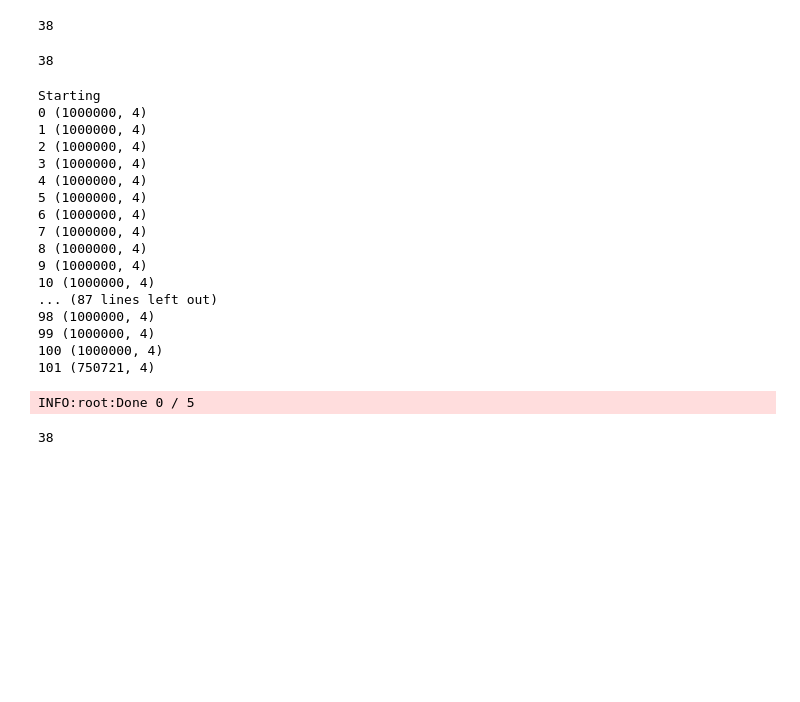
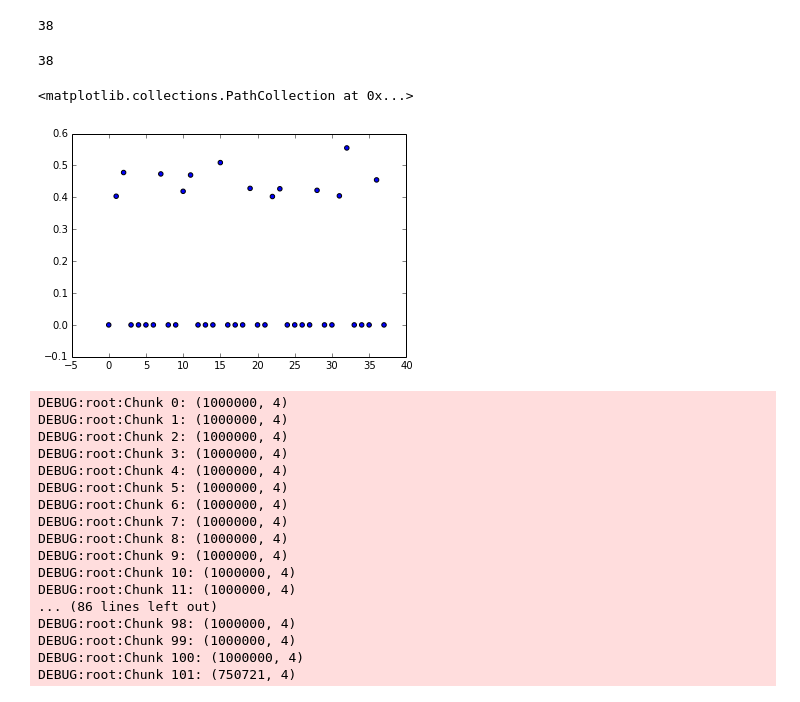
Before and after one commit to mpharrigan/wetmsm, a Jupyter notebook: ipython/ala_water/2-ala_water_tica.ipynb, the cells around one changed output. Saved outputs shown, nothing was run; the diff lists cells and outputs as text; code cells hidden in the pictures; blank space fills up the shorter version.

```diff
--- a/ipython/ala_water/2-ala_water_tica.ipynb
+++ b/ipython/ala_water/2-ala_water_tica.ipynb
@@ -186,12 +191,13 @@ _ = vmd.set_up_translation(deleted)
 38
 # %%
 loading = tic1[0:(9*5)-len(deleted)]
-#features_to_select = np.where(loading > 0.1)[0]
-loading[loading <= 0.1] = 0
-#print(len(features_to_select))
+loading[loading <= 0.4] = 0
 print(len(loading))
+plt.scatter(range(len(loading)), loading)
 # %% [output]
 38
+<matplotlib.collections.PathCollection at 0x...>
+[figure, added]
 # %%
 import logging
 log = logging.getLogger()
@@ -199,21 +205,21 @@ log.setLevel(logging.INFO)
 # %%
 user = vmd.compute(loading)
 # %% [output]
-Starting
-0 (1000000, 4)
-1 (1000000, 4)
-2 (1000000, 4)
-3 (1000000, 4)
-4 (1000000, 4)
-5 (1000000, 4)
-6 (1000000, 4)
-7 (1000000, 4)
-8 (1000000, 4)
-9 (1000000, 4)
-10 (1000000, 4)
-... (87 lines left out)
-98 (1000000, 4)
-99 (1000000, 4)
-100 (1000000, 4)
-101 (750721, 4)
+DEBUG:root:Chunk 0: (1000000, 4)
+DEBUG:root:Chunk 1: (1000000, 4)
+DEBUG:root:Chunk 2: (1000000, 4)
+DEBUG:root:Chunk 3: (1000000, 4)
+DEBUG:root:Chunk 4: (1000000, 4)
+DEBUG:root:Chunk 5: (1000000, 4)
+DEBUG:root:Chunk 6: (1000000, 4)
+DEBUG:root:Chunk 7: (1000000, 4)
+DEBUG:root:Chunk 8: (1000000, 4)
+DEBUG:root:Chunk 9: (1000000, 4)
+DEBUG:root:Chunk 10: (1000000, 4)
+DEBUG:root:Chunk 11: (1000000, 4)
+... (86 lines left out)
+DEBUG:root:Chunk 98: (1000000, 4)
+DEBUG:root:Chunk 99: (1000000, 4)
+DEBUG:root:Chunk 100: (1000000, 4)
+DEBUG:root:Chunk 101: (750721, 4)
 # %%
@@ -221,9 +226,0 @@ np.savetxt('vis/vmd_traj2.dat', user[::1000, :], fmt='%.5f')
-# %%
-vmd.write_dat(data=loading, features_to_select=features_to_select, out_fn_base='vmd_traj2',
-              traj_fn='traj_centered.xtc', top_fn='ala_vs.pdb', stride=10000)
-# %% [output]
-INFO:root:Done 0 / 5
-# %%
-len(vmd.to3d.keys())
-# %% [output]
-38
```
Also changed, not shown: parts of 9 cells of this notebook, 2 other files.
